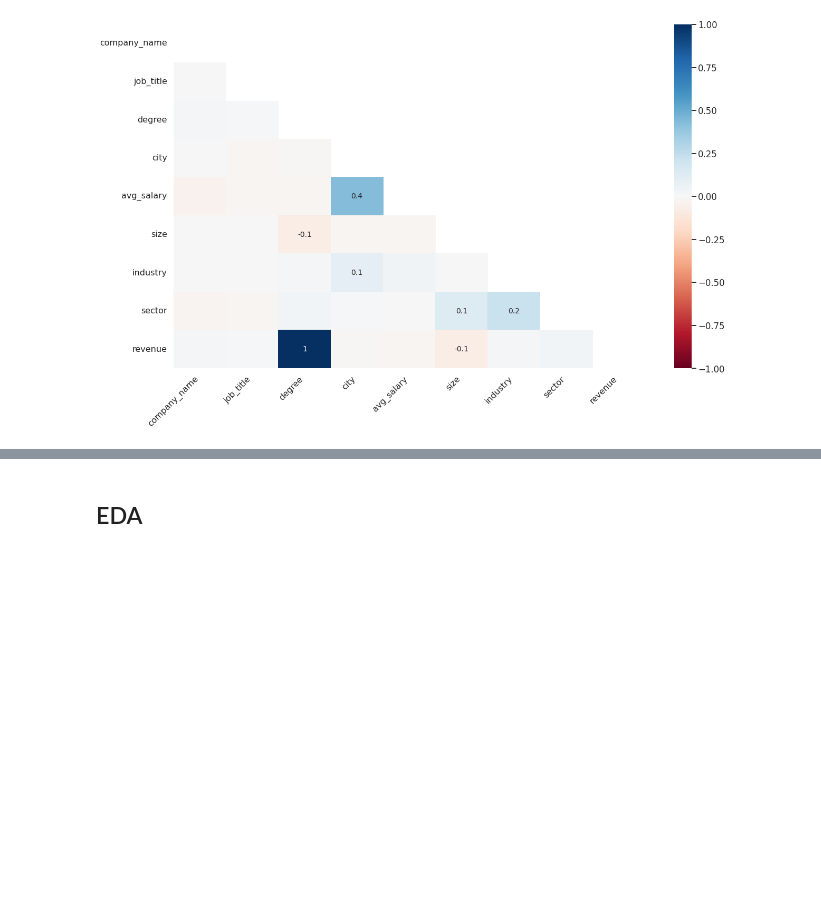
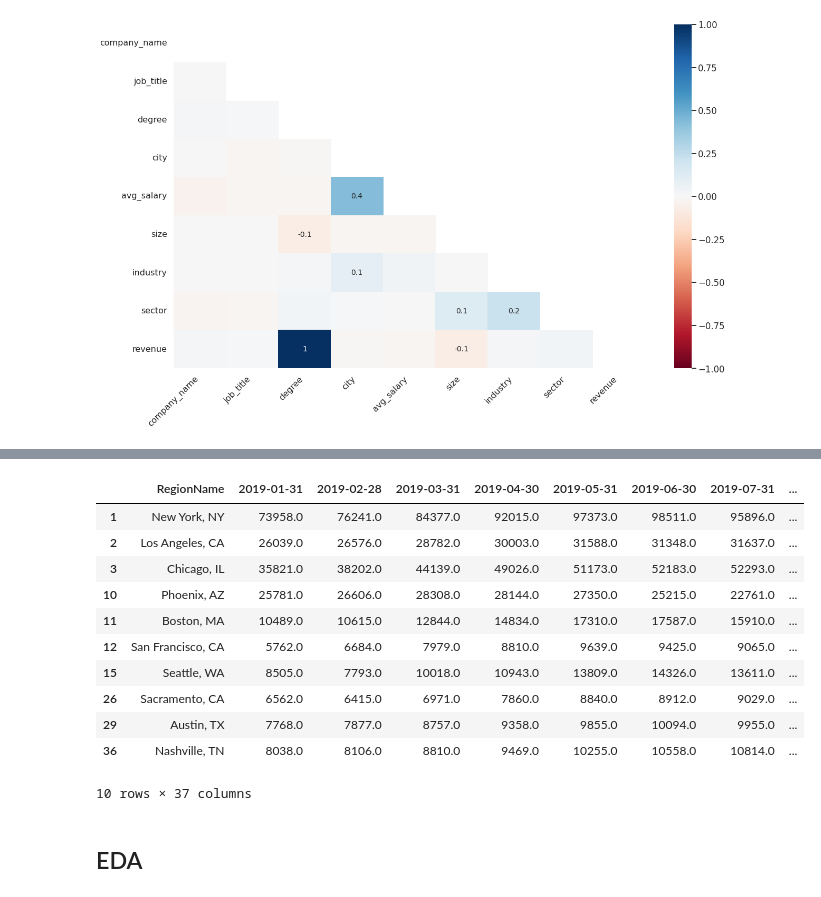
Before and after one commit to Keren-Neeq/DS4A-Team1, a Jupyter notebook: notebooks/Team1_EDA.ipynb, the cells around one changed output, grey strips where cells are left out. Saved outputs shown, nothing was run; the diff lists cells and outputs as text; code cells hidden in the pictures; blank space fills up the shorter version.

```diff
--- a/notebooks/Team1_EDA.ipynb
+++ b/notebooks/Team1_EDA.ipynb
@@ -315,3 +382,33 @@ plt.show()
+# %%
+inventory = df_iv[df_iv.RegionName.isin(target_cities)]
+# %%
+inventory = inventory[['RegionName','2019-01-31', '2019-02-28', '2019-03-31', '2019-04-30', '2019-05-31', '2019-06-30',
+    '2019-07-31', '2019-08-31', '2019-09-30', '2019-10-31', '2019-11-30', '2019-12-31',
+           '2020-01-31', '2020-02-29', '2020-03-31', '2020-04-30', '2020-05-31', '2020-06-30',
+    '2020-07-31', '2020-08-31', '2020-09-30', '2020-10-31', '2020-11-30', '2020-12-31',
+            '2021-01-31', '2021-02-28', '2021-03-31', '2021-04-30', '2021-05-31', '2021-06-30',
+    '2021-07-31', '2021-08-31', '2021-09-30', '2021-10-31', '2021-11-30', '2021-12-31'
+           ]]
+# %%
+average_2021_inventory = (inventory.loc[36,'2021-01-31'] + inventory.loc[36,'2021-04-30'] + inventory.loc[36,'2021-05-31'] + inventory.loc[36,'2021-06-30'] + inventory.loc[36,'2021-07-31'] + inventory.loc[36,'2021-08-31'] + inventory.loc[36,'2021-09-30'] + inventory.loc[36,'2021-10-31'] + inventory.loc[36,'2021-11-30'] + inventory.loc[36,'2021-12-31'])/10
+# %%
+inventory.loc[36,'2021-02-28'] = average_2021_inventory
+inventory.loc[36,'2021-03-31'] = average_2021_inventory
+# %%
+inventory
+# %% [output]
+|  | RegionName | 2019-01-31 | 2019-02-28 | 2019-03-31 | 2019-04-30 | 2019-05-31 | 2019-06-30 | 2019-07-31 | ... |
+| 1 | New York, NY | 73958.0 | 76241.0 | 84377.0 | 92015.0 | 97373.0 | 98511.0 | 95896.0 | ... |
+| 2 | Los Angeles, CA | 26039.0 | 26576.0 | 28782.0 | 30003.0 | 31588.0 | 31348.0 | 31637.0 | ... |
+| 3 | Chicago, IL | 35821.0 | 38202.0 | 44139.0 | 49026.0 | 51173.0 | 52183.0 | 52293.0 | ... |
+| 10 | Phoenix, AZ | 25781.0 | 26606.0 | 28308.0 | 28144.0 | 27350.0 | 25215.0 | 22761.0 | ... |
+| 11 | Boston, MA | 10489.0 | 10615.0 | 12844.0 | 14834.0 | 17310.0 | 17587.0 | 15910.0 | ... |
+| 12 | San Francisco, CA | 5762.0 | 6684.0 | 7979.0 | 8810.0 | 9639.0 | 9425.0 | 9065.0 | ... |
+| 15 | Seattle, WA | 8505.0 | 7793.0 | 10018.0 | 10943.0 | 13809.0 | 14326.0 | 13611.0 | ... |
+| 26 | Sacramento, CA | 6562.0 | 6415.0 | 6971.0 | 7860.0 | 8840.0 | 8912.0 | 9029.0 | ... |
+| 29 | Austin, TX | 7768.0 | 7877.0 | 8757.0 | 9358.0 | 9855.0 | 10094.0 | 9955.0 | ... |
+| 36 | Nashville, TN | 8038.0 | 8106.0 | 8810.0 | 9469.0 | 10255.0 | 10558.0 | 10814.0 | ... |
+10 rows × 37 columns
 # %% [markdown]
 ## EDA
 # %% [markdown]
```
Also changed, not shown: parts of 32 cells of this notebook.
